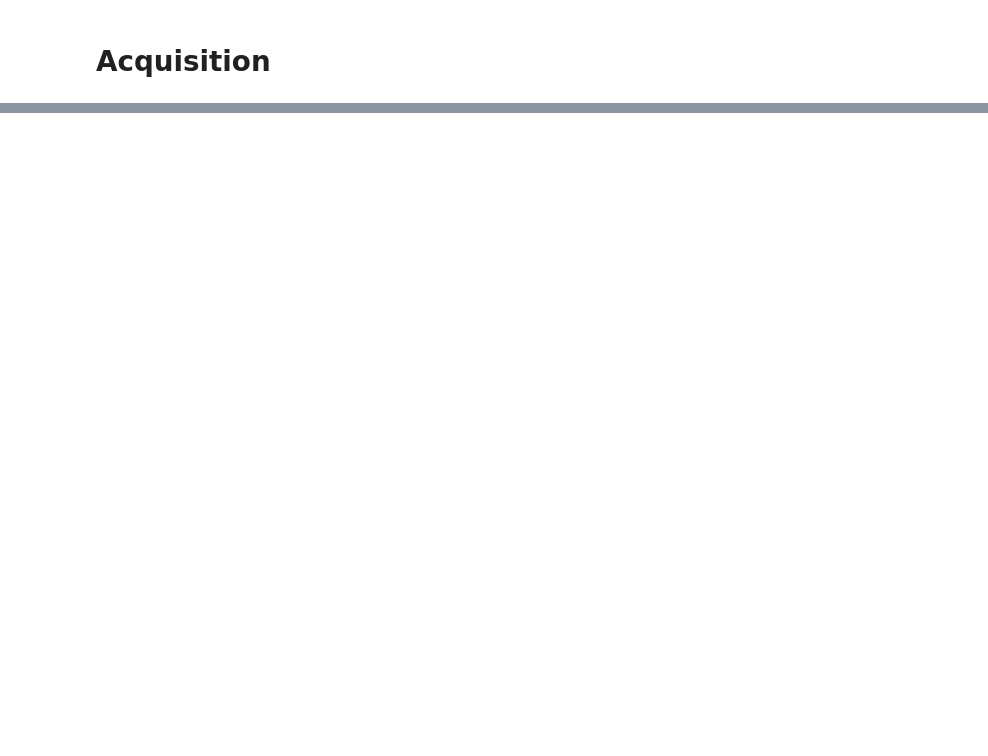
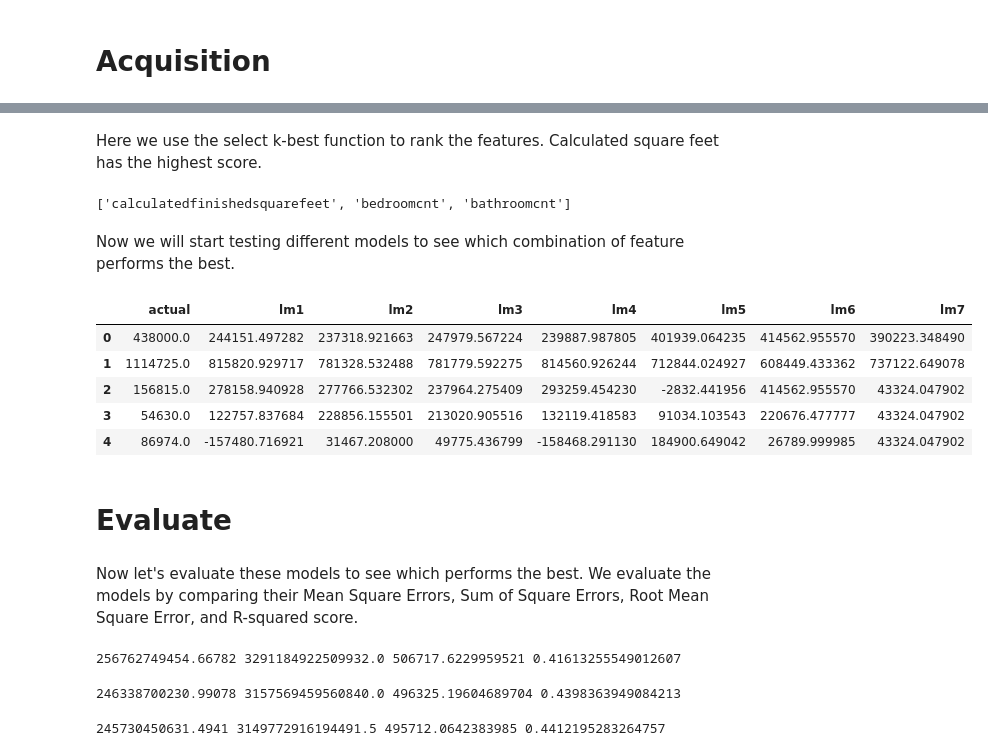
Before and after one commit to davidtenorio1/zillow_project, a Jupyter notebook: walk_through.ipynb, the cells around one changed output, grey strips where cells are left out. Cells and saved outputs as stored; diff of their text form; code cells hidden in the pictures; blank space fills up the shorter version.

```diff
--- a/walk_through.ipynb
+++ b/walk_through.ipynb
@@ -14,0 +246,8 @@ and propertylandusetypeid not in ("31", "47", "246", "247", "248","264", "265",
+# %% [markdown]
+Here we use the select k-best function to rank the features. Calculated square feet has the highest score.
+# %%
+function.select_kbest_freg(X_train, y_train, k=3)
+# %% [output]
+['calculatedfinishedsquarefeet', 'bedroomcnt', 'bathroomcnt']
+# %% [markdown]
+Now we will start testing different models to see which combination of feature performs the best.
@@ -14,0 +275,61 @@ and propertylandusetypeid not in ("31", "47", "246", "247", "248","264", "265",
+# %%
+# model 4 using square feet and bathroom count
+lm4=LinearRegression()
+lm4.fit(X_train[['calculatedfinishedsquarefeet', 'bathroomcnt']],y_train)
+lm4_predictions=lm4.predict(X_train[['calculatedfinishedsquarefeet', 'bathroomcnt']])
+predictions['lm4']=lm4_predictions
+# %%
+# model 5 using bedroom count and bathroom count
+lm5=LinearRegression()
+lm5.fit(X_train[['bedroomcnt', 'bathroomcnt']],y_train)
+lm5_predictions=lm5.predict(X_train[['bedroomcnt', 'bathroomcnt']])
+predictions['lm5']=lm5_predictions
+# %%
+# model 6 using bedroom only
+lm6=LinearRegression()
+lm6.fit(X_train[['bedroomcnt']],y_train)
+lm6_predictions=lm6.predict(X_train[['bedroomcnt']])
+predictions['lm6']=lm6_predictions
+# %%
+# model 7 using bathroom only
+lm7=LinearRegression()
+lm7.fit(X_train[['bathroomcnt']],y_train)
+lm7_predictions=lm7.predict(X_train[['bathroomcnt']])
+predictions['lm7']=lm7_predictions
+# %%
+predictions.head()
+# %% [output]
+|  | actual | lm1 | lm2 | lm3 | lm4 | lm5 | lm6 | lm7 |
+| 0 | 438000.0 | 244151.497282 | 237318.921663 | 247979.567224 | 239887.987805 | 401939.064235 | 414562.955570 | 390223.348490 |
+| 1 | 1114725.0 | 815820.929717 | 781328.532488 | 781779.592275 | 814560.926244 | 712844.024927 | 608449.433362 | 737122.649078 |
+| 2 | 156815.0 | 278158.940928 | 277766.532302 | 237964.275409 | 293259.454230 | -2832.441956 | 414562.955570 | 43324.047902 |
+| 3 | 54630.0 | 122757.837684 | 228856.155501 | 213020.905516 | 132119.418583 | 91034.103543 | 220676.477777 | 43324.047902 |
+| 4 | 86974.0 | -157480.716921 | 31467.208000 | 49775.436799 | -158468.291130 | 184900.649042 | 26789.999985 | 43324.047902 |
+# %% [markdown]
+# Evaluate
+# %% [markdown]
+Now let's evaluate these models to see which performs the best. We evaluate the models by comparing their Mean Square Errors, Sum of Square Errors, Root Mean Square Error, and R-squared score.
+# %%
+MSE_1 = mean_squared_error(predictions.actual, predictions.lm1)
+SSE_1 = MSE_1*len(predictions.actual)
+RMSE_1 = sqrt(MSE_1)
+r2_1 = r2_score(predictions.actual, predictions.lm1)
+print(MSE_1,SSE_1,RMSE_1,r2_1)
+# %% [output]
+256762749454.66782 3291184922509932.0 506717.6229959521 0.41613255549012607
+# %%
+MSE_2 = mean_squared_error(predictions.actual, predictions.lm2)
+SSE_2 = MSE_2*len(predictions.actual)
+RMSE_2 = sqrt(MSE_2)
+r2_2 = r2_score(predictions.actual, predictions.lm2)
+print(MSE_2,SSE_2,RMSE_2,r2_2)
+# %% [output]
+246338700230.99078 3157569459560840.0 496325.19604689704 0.4398363949084213
+# %%
+MSE_3 = mean_squared_error(predictions.actual, predictions.lm3)
+SSE_3 = MSE_3*len(predictions.actual)
+RMSE_3 = sqrt(MSE_3)
+r2_3 = r2_score(predictions.actual, predictions.lm3)
+print(MSE_3,SSE_3,RMSE_3,r2_3)
+# %% [output]
+245730450631.4941 3149772916194491.5 495712.0642383985 0.4412195283264757
```
Also changed, not shown: parts of 44 cells of this notebook, 4 other files.
